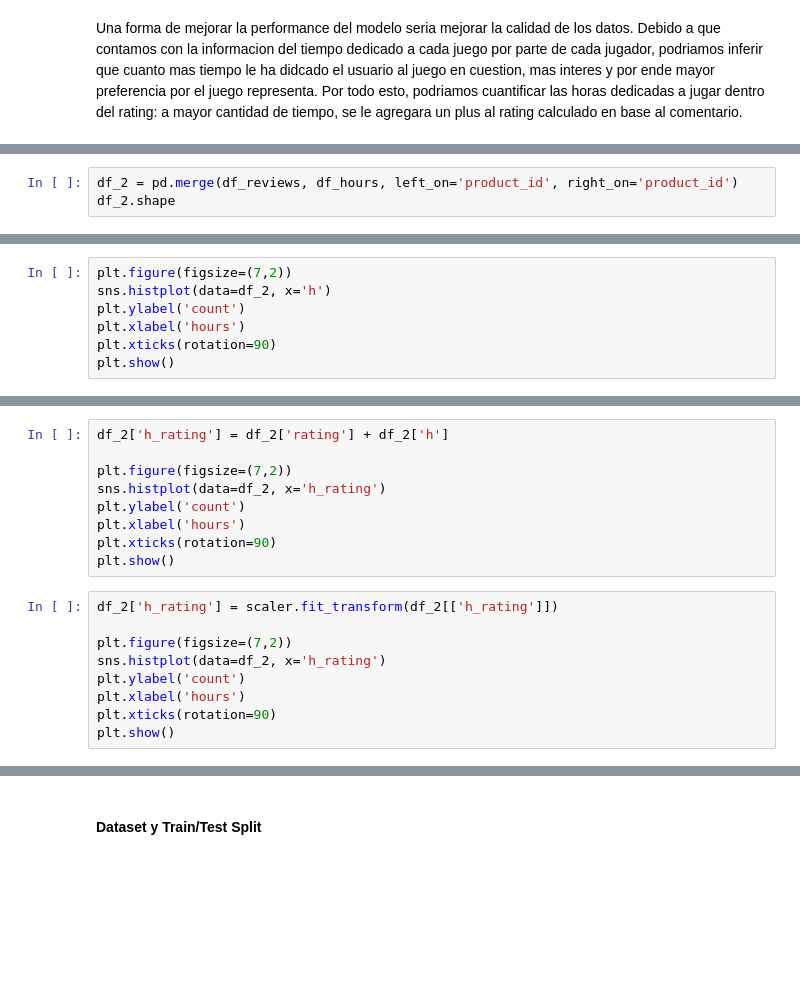
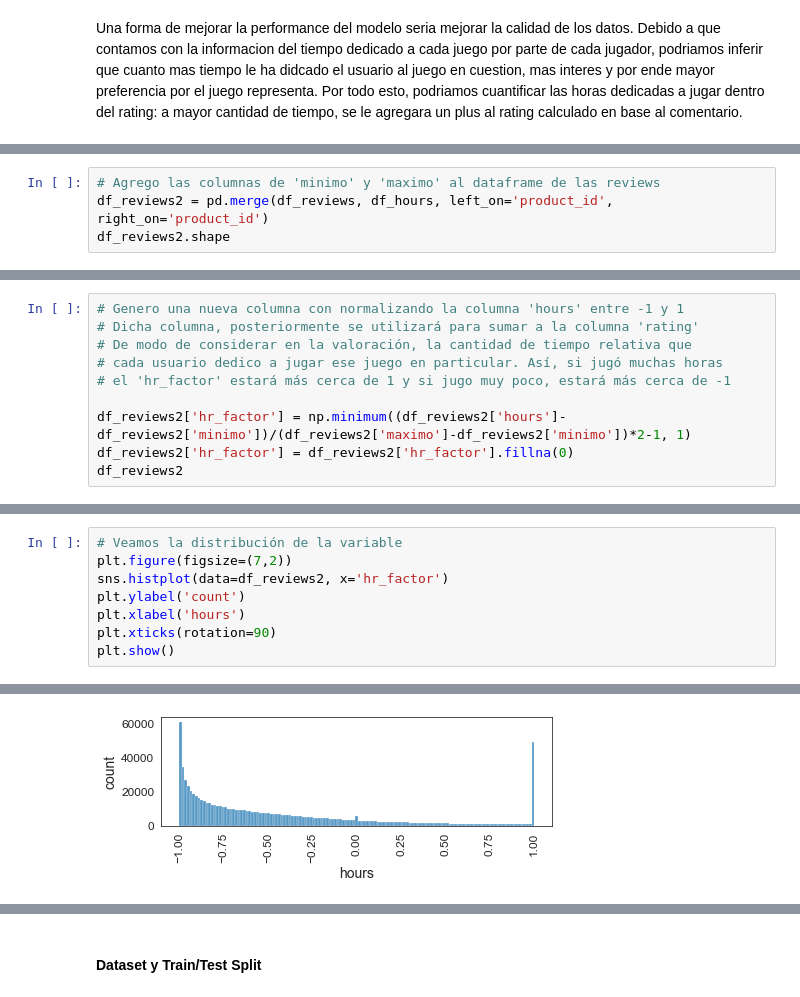
Before and after one commit to jmquintana/data_science_sprint_3, a Jupyter notebook: JoseQuintana_DS_Proyecto_03_SR.ipynb, the cells around one changed output, grey strips where cells are left out. Saved outputs shown, nothing was run; the diff lists cells and outputs as text; blank space fills up the shorter version.

```diff
--- a/JoseQuintana_DS_Proyecto_03_SR.ipynb
+++ b/JoseQuintana_DS_Proyecto_03_SR.ipynb
@@ -829,3 +1039,4 @@ df_hours.sort_values(by='top', ascending=False)
 # %%
-df_2 = pd.merge(df_reviews, df_hours, left_on='product_id', right_on='product_id')
-df_2.shape
+# Agrego las columnas de 'minimo' y 'maximo' al dataframe de las reviews
+df_reviews2 = pd.merge(df_reviews, df_hours, left_on='product_id', right_on='product_id')
+df_reviews2.shape
@@ -837,0 +1046,10 @@ df_2.describe()
+# %%
+# Genero una nueva columna con normalizando la columna 'hours' entre -1 y 1
+# Dicha columna, posteriormente se utilizará para sumar a la columna 'rating'
+# De modo de considerar en la valoración, la cantidad de tiempo relativa que
+# cada usuario dedico a jugar ese juego en particular. Así, si jugó muchas horas
+# el 'hr_factor' estará más cerca de 1 y si jugo muy poco, estará más cerca de -1
+
+df_reviews2['hr_factor'] = np.minimum((df_reviews2['hours']-df_reviews2['minimo'])/(df_reviews2['maximo']-df_reviews2['minimo'])*2-1, 1)
+df_reviews2['hr_factor'] = df_reviews2['hr_factor'].fillna(0)
+df_reviews2
@@ -838,7 +1085,9 @@ df_2.describe()
 # %%
+# Veamos la distribución de la variable
 plt.figure(figsize=(7,2))
-sns.histplot(data=df_2, x='h')
+sns.histplot(data=df_reviews2, x='hr_factor')
 plt.ylabel('count')
 plt.xlabel('hours')
 plt.xticks(rotation=90)
 plt.show()
+# %% [output]
@@ -845,18 +1095 @@ plt.show()
+[figure, added]
-# %%
-df_2['h_rating'] = df_2['rating'] + df_2['h']
-
-plt.figure(figsize=(7,2))
-sns.histplot(data=df_2, x='h_rating')
-plt.ylabel('count')
-plt.xlabel('hours')
-plt.xticks(rotation=90)
-plt.show()
-# %%
-df_2['h_rating'] = scaler.fit_transform(df_2[['h_rating']])
-
-plt.figure(figsize=(7,2))
-sns.histplot(data=df_2, x='h_rating')
-plt.ylabel('count')
-plt.xlabel('hours')
-plt.xticks(rotation=90)
-plt.show()
```
Also changed, not shown: parts of 53 cells of this notebook.
